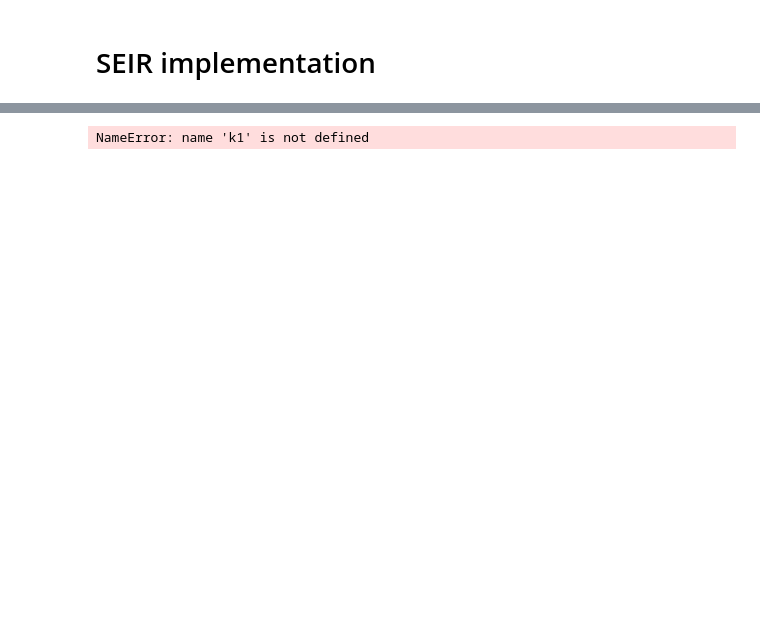
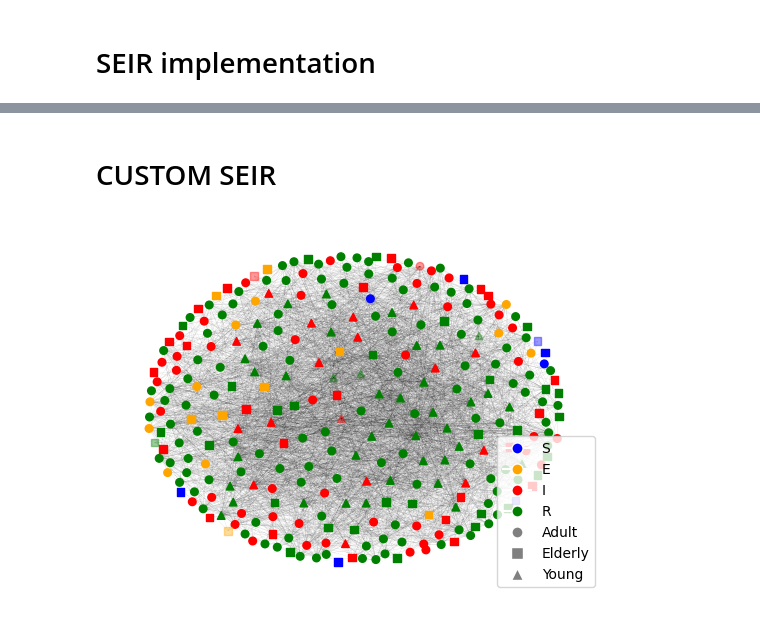
Before and after one commit to LucaBrocco/PLDE_project, a Jupyter notebook: Fear.ipynb, the cells around one changed output, grey strips where cells are left out. Drawn from its saved outputs; the diff is of its cells as text; code cells hidden in the pictures; blank space fills up the shorter version.

```diff
--- a/Fear.ipynb
+++ b/Fear.ipynb
@@ -435,34 +475,0 @@ gammaIR = 1./7
-# %%
-# scaling times for E to I transition
-gammaEI_resc = [1.,1.,0.8] # gammaEI rescaling factor based on age class
-gammaIR_resc = [1.,1.5,0.75] # gammaIR rescaling factor based on age class
-
-node_attribute_dict_EI = {
-    node: gammaEI_resc[0] if G.nodes[node]['age_class'] == 'A'
-          else gammaEI_resc[1] if G.nodes[node]['age_class'] == 'E'
-          else gammaEI_resc[2]
-    for node in G.nodes()
-}
-
-# scaling times for I to R transition
-node_attribute_dict_IR = {
-    node: gammaIR_resc[0] if G.nodes[node]['age_class'] == 'A'
-          else gammaIR_resc[1] if G.nodes[node]['age_class'] == 'E'
-          else gammaIR_resc[2]
-    for node in G.nodes()
-}
-
-# scaling FEAR
-edge_attribute_dict = {
-    node: edge_r[0] if G.nodes[node]['fear'] < k1
-          else edge_r[1] if G.nodes[node]['fear'] < k2   # k2 > k1
-          else edge_r[2]
-    for node in G.nodes()
-}
-
-
-nx.set_node_attributes(G, values=node_attribute_dict_EI, name='expose2infect_weight')
-nx.set_node_attributes(G, values=node_attribute_dict_IR, name='infect2recover_weight')
-nx.set_edge_attributes(G, values=edge_attribute_dict, name='transmission_weight')
-# %% [output]
-NameError: name 'k1' is not defined
@@ -480 +476,3 @@ J.add_edge(('I', 'S'), ('I', 'E'), rate = beta, weight_label='transmission_weigh
+# %% [markdown]
+# CUSTOM SEIR
 # %%
@@ -485,7 +622,17 @@ print("J edges:", J.edges(data=True))
 # %%
-return_statuses = ('S','E','I','R')
-tmax = 100
-# initial cond
-IC = {node: G.nodes[node]['disease_state'] for node in G.nodes()}
-
-t, S, E, I, R = EoN.Gillespie_simple_contagion(G,H,J,IC,return_statuses = return_statuses,tmax=tmax)
+tmax = 20
+t, data,fears,age_classes = custom_SEIR_with_fear(G, beta, gammaEI, gammaIR, r_beta, mu_f, alpha,delta, mu_fear_dist, sigma_fear_dist,
+                              gammaEI_resc, gammaIR_resc,
+                              fear_threshold,
+                              tmax)
+# %%
+idx = 0
+L = nx.Graph()
+L.add_nodes_from(data[idx])
+L.add_edges_from(G.edges)
+nx.set_node_attributes(L, values=data[idx], name='disease_state')
+nx.set_node_attributes(L, values=fears[idx], name='fear')
+nx.set_node_attributes(L, values=age_classes, name='age_class')
+draw_function(L)
+# %% [output]
+[figure, added]
```
Also changed, not shown: parts of 10 cells of this notebook.
